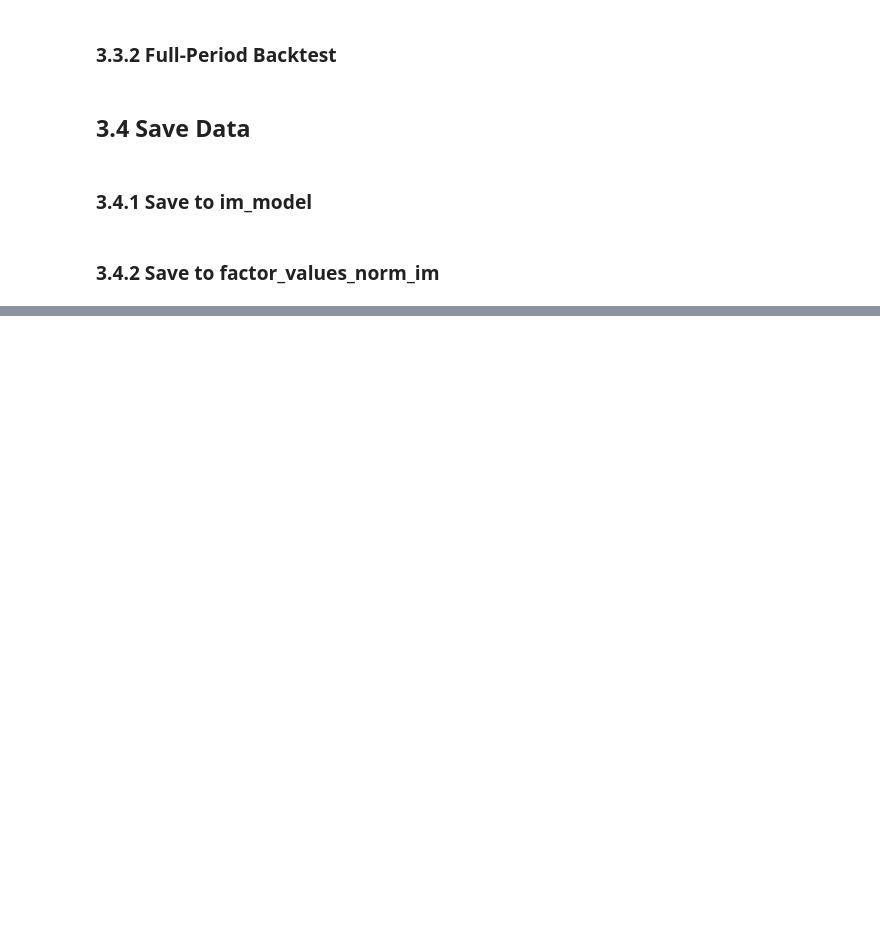
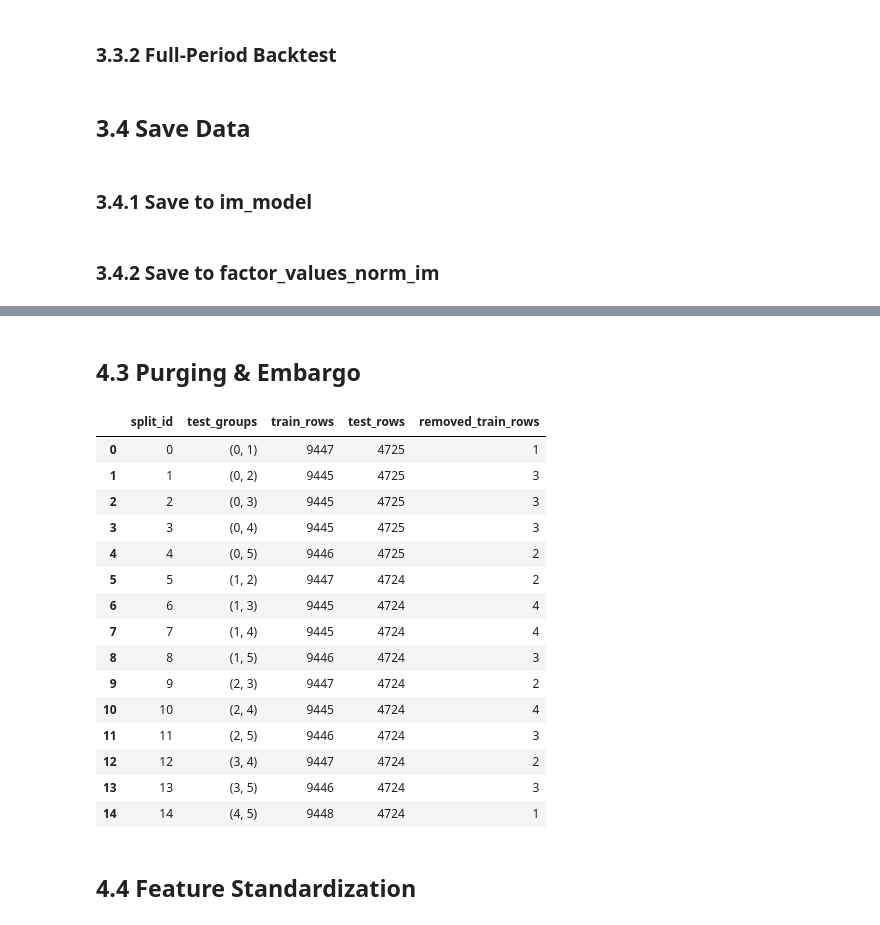
Before and after one commit to CatchMan1/Quant-Regime-Factor, a Jupyter notebook: market-regime/HMM-regime.ipynb, the cells around one changed output, grey strips where cells are left out. Cells and saved outputs as stored; diff of their text form; code cells hidden in the pictures; blank space fills up the shorter version.

```diff
--- a/market-regime/HMM-regime.ipynb
+++ b/market-regime/HMM-regime.ipynb
@@ -620,0 +523,12 @@ for path_id in range(result['phi']):
+# %%
+# np.array_split 只拆分行号，不把 DataFrame 转成 ndarray。
+cpcv_df['_group'] = -1
+for group_id, row_ids in enumerate(np.array_split(np.arange(len(cpcv_df)), cpcv_n_groups)):
+    cpcv_df.loc[row_ids, '_group'] = group_id
+
+cpcv_group_summary = cpcv_df.groupby('_group').agg(
+    start_time=('DateTime', 'min'), end_time=('DateTime', 'max'),
+    start_pos=('_pos', 'min'), end_pos=('_pos', 'max'),
+    event_end_pos=('_label_end_pos', 'max'), samples=('_pos', 'size'),
+)
+cpcv_group_summary
@@ -620,0 +544,44 @@ for path_id in range(result['phi']):
+# %% [markdown]
+## 4.3 Purging & Embargo
+# %%
+cpcv_splits = []
+split_summary = []
+for split_id, test_groups in enumerate(combinations(range(cpcv_n_groups), cpcv_k_test)):
+    test_mask = cpcv_df['_group'].isin(test_groups).to_numpy()
+    train_mask = ~test_mask
+    for group_id in test_groups:
+        interval = cpcv_group_summary.loc[group_id]
+        start = int(interval['start_pos'])
+        end = int(interval['event_end_pos'])
+        overlap = ((cpcv_df['_pos'] <= end + cpcv_purge_ticks)
+                   & (cpcv_df['_label_end_pos'] >= start - cpcv_purge_ticks))
+        embargo = ((cpcv_df['_pos'] > end)
+                   & (cpcv_df['_pos'] <= end + cpcv_embargo_ticks))
+        train_mask &= ~(overlap | embargo).to_numpy()
+    train_idx = np.flatnonzero(train_mask)
+    test_idx = np.flatnonzero(test_mask)
+    cpcv_splits.append((train_idx, test_idx))
+    split_summary.append({'split_id': split_id, 'test_groups': test_groups,
+                          'train_rows': len(train_idx), 'test_rows': len(test_idx),
+                          'removed_train_rows': int((~test_mask).sum() - len(train_idx))})
+cpcv_split_summary = pd.DataFrame(split_summary)
+cpcv_split_summary
+# %% [output]
+|  | split_id | test_groups | train_rows | test_rows | removed_train_rows |
+| 0 | 0 | (0, 1) | 9447 | 4725 | 1 |
+| 1 | 1 | (0, 2) | 9445 | 4725 | 3 |
+| 2 | 2 | (0, 3) | 9445 | 4725 | 3 |
+| 3 | 3 | (0, 4) | 9445 | 4725 | 3 |
+| 4 | 4 | (0, 5) | 9446 | 4725 | 2 |
+| 5 | 5 | (1, 2) | 9447 | 4724 | 2 |
+| 6 | 6 | (1, 3) | 9445 | 4724 | 4 |
+| 7 | 7 | (1, 4) | 9445 | 4724 | 4 |
+| 8 | 8 | (1, 5) | 9446 | 4724 | 3 |
+| 9 | 9 | (2, 3) | 9447 | 4724 | 2 |
+| 10 | 10 | (2, 4) | 9445 | 4724 | 4 |
+| 11 | 11 | (2, 5) | 9446 | 4724 | 3 |
+| 12 | 12 | (3, 4) | 9447 | 4724 | 2 |
+| 13 | 13 | (3, 5) | 9446 | 4724 | 3 |
+| 14 | 14 | (4, 5) | 9448 | 4724 | 1 |
+# %% [markdown]
+## 4.4 Feature Standardization
```
Also changed, not shown: parts of 27 cells of this notebook, 3 other files.
